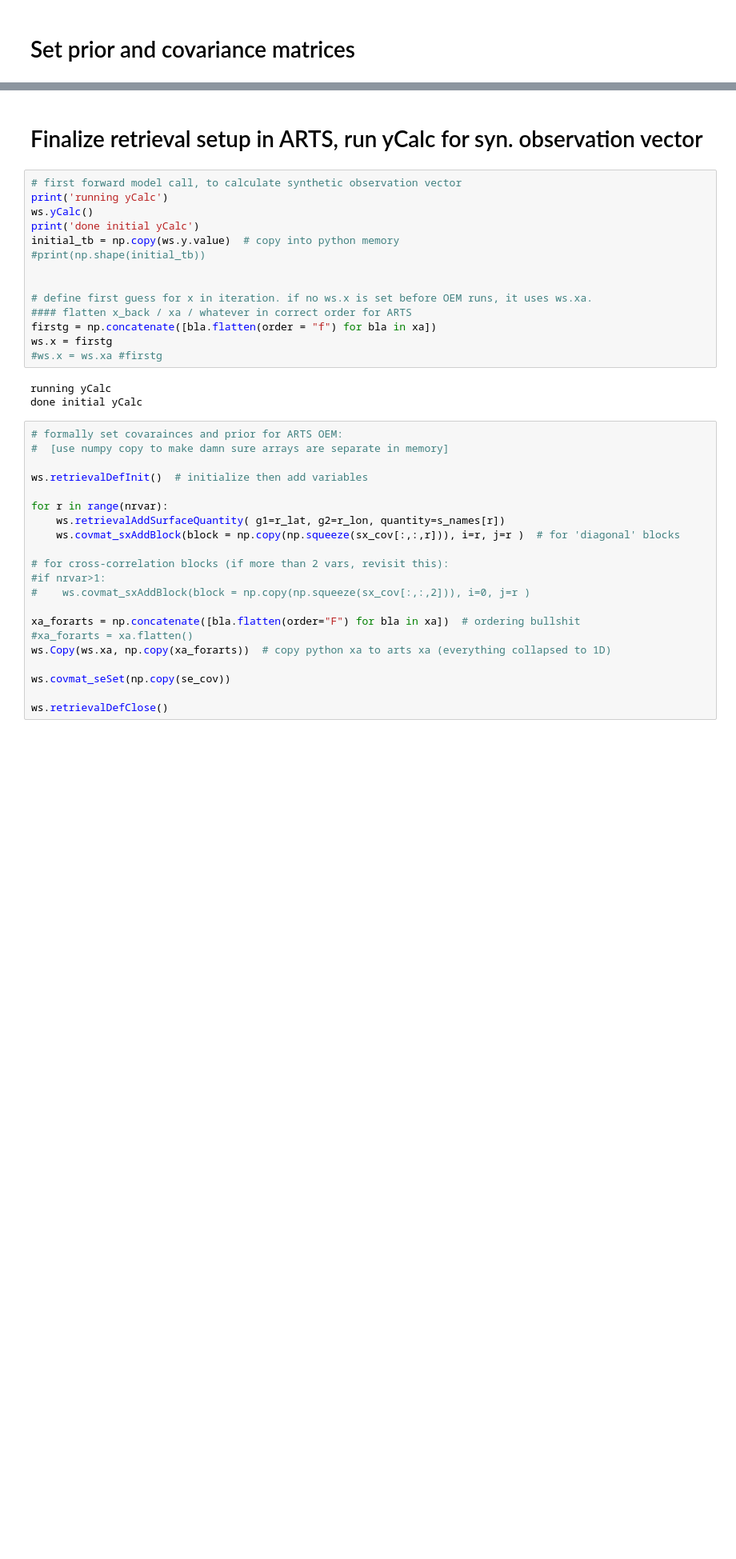
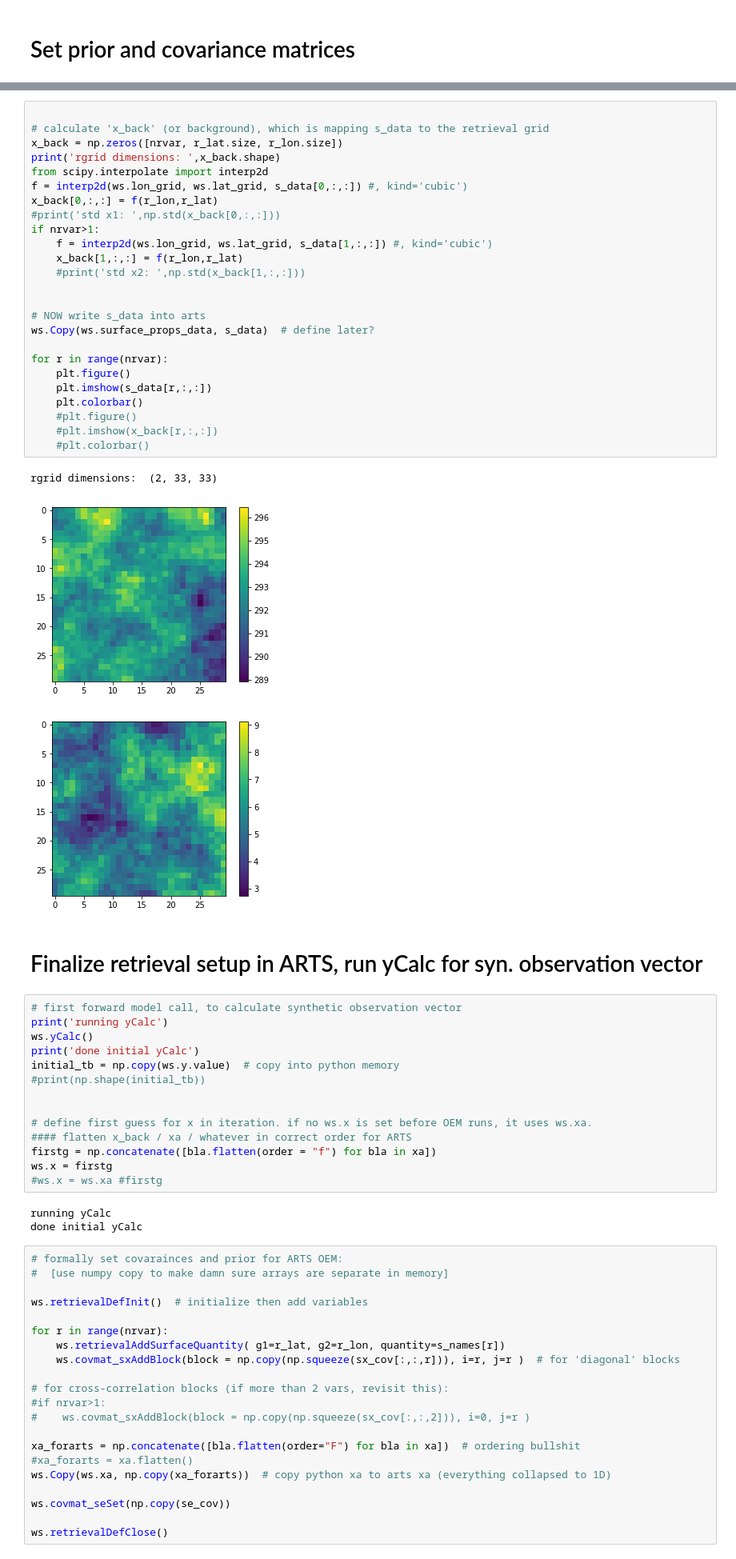
Before and after one commit to cheesetarian/amsr2_var, a Jupyter notebook: am2_mvar/syn_retrieval2dvar.ipynb, the cells around one changed output, grey strips where cells are left out. Shown: that part at 80% size. Cells and saved outputs as stored; diff of their text form; blank space fills up the shorter version.

```diff
--- a/am2_mvar/syn_retrieval2dvar.ipynb
+++ b/am2_mvar/syn_retrieval2dvar.ipynb
@@ -493,3 +502,32 @@ Se cov shape:  (1980, 1980)
+# %%
+
+# calculate 'x_back' (or background), which is mapping s_data to the retrieval grid
+x_back = np.zeros([nrvar, r_lat.size, r_lon.size])
+print('rgrid dimensions: ',x_back.shape)
+from scipy.interpolate import interp2d
+f = interp2d(ws.lon_grid, ws.lat_grid, s_data[0,:,:]) #, kind='cubic')
+x_back[0,:,:] = f(r_lon,r_lat)
+#print('std x1: ',np.std(x_back[0,:,:]))
+if nrvar>1:
+    f = interp2d(ws.lon_grid, ws.lat_grid, s_data[1,:,:]) #, kind='cubic')
+    x_back[1,:,:] = f(r_lon,r_lat)
+    #print('std x2: ',np.std(x_back[1,:,:]))
+
+
+# NOW write s_data into arts
+ws.Copy(ws.surface_props_data, s_data)  # define later?
+
+for r in range(nrvar):
+    plt.figure()
+    plt.imshow(s_data[r,:,:])
+    plt.colorbar()
+    #plt.figure()
+    #plt.imshow(x_back[r,:,:])
+    #plt.colorbar()
+# %% [output]
+rgrid dimensions:  (2, 33, 33)
+[figure, added]
+[figure, added]
 # %% [markdown]
 # Finalize retrieval setup in ARTS, run yCalc for syn. observation vector
 # %%
```
Also changed, not shown: parts of 20 cells of this notebook, 1 other file.
